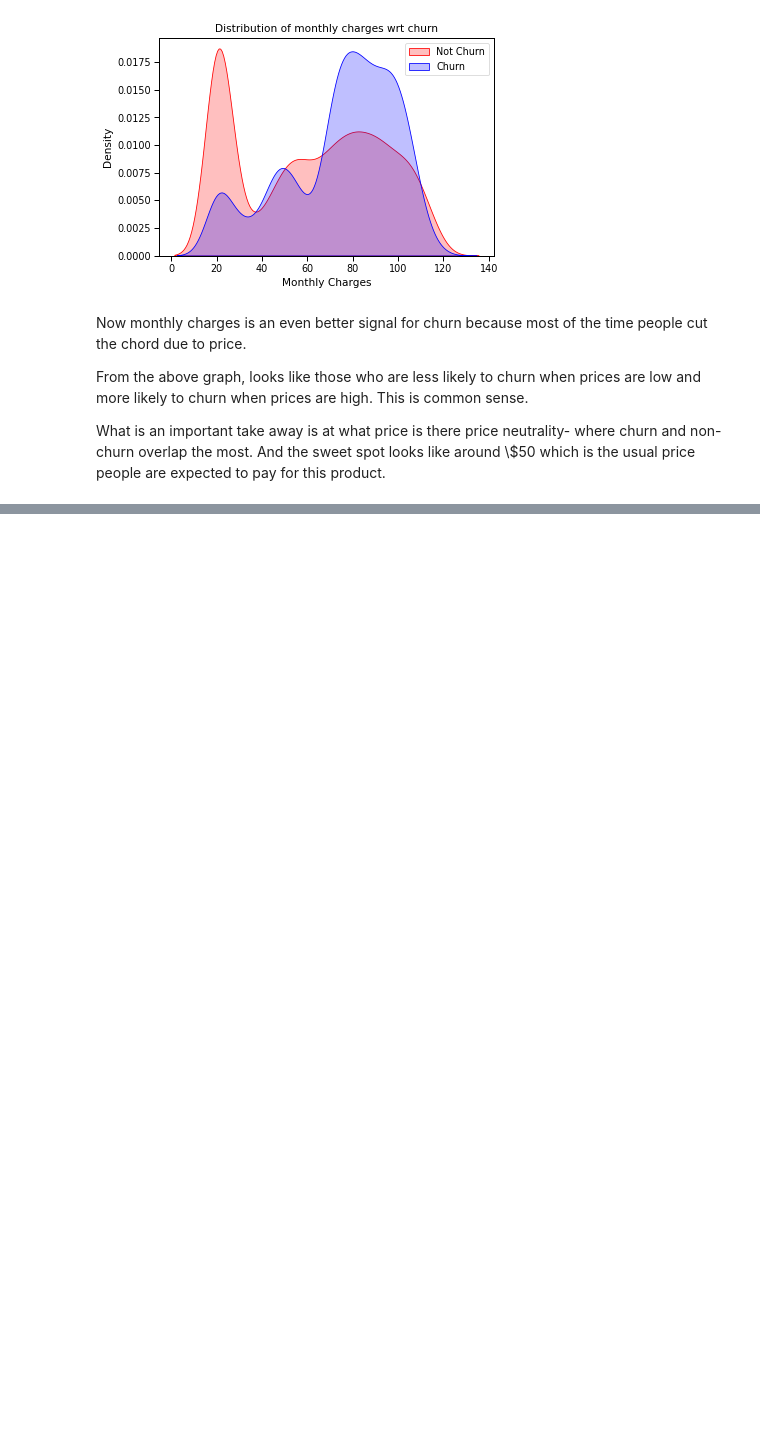
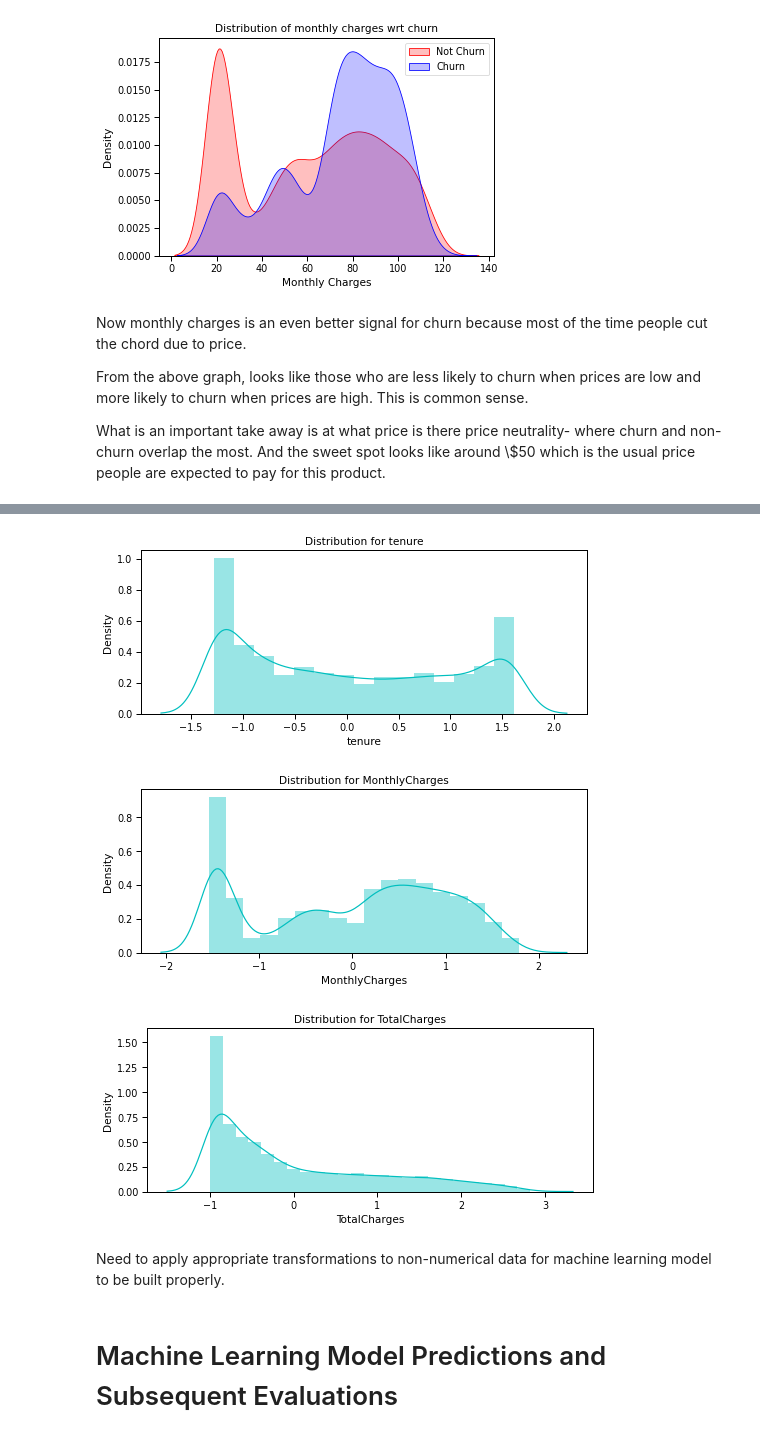
Before and after one commit to mindyng/2022-Business-Projects, a Jupyter notebook: customer-churn.ipynb, the cells around one changed output, grey strips where cells are left out. Drawn from its saved outputs; the diff is of its cells as text; code cells hidden in the pictures; blank space fills up the shorter version.

```diff
--- a/customer-churn.ipynb
+++ b/customer-churn.ipynb
@@ -593,0 +691,12 @@ What is an important take away is at what price is there price neutrality- where
+# %%
+numerical_cols = ['tenure', 'MonthlyCharges', 'TotalCharges']
+# %%
+df_std = pd.DataFrame(StandardScaler().fit_transform(df[num_cols].astype('float64')),
+                       columns=num_cols)
+for feat in numerical_cols: distplot(feat, df_std, color='c')
+# %% [output]
+[figure, added]
+[figure, added]
+[figure, added]
+# %% [markdown]
+Need to apply appropriate transformations to non-numerical data for machine learning model to be built properly.
@@ -593,0 +711,2 @@ What is an important take away is at what price is there price neutrality- where
+# %% [markdown]
+# Machine Learning Model Predictions and Subsequent Evaluations
```
Also changed, not shown: parts of 17 cells of this notebook.
